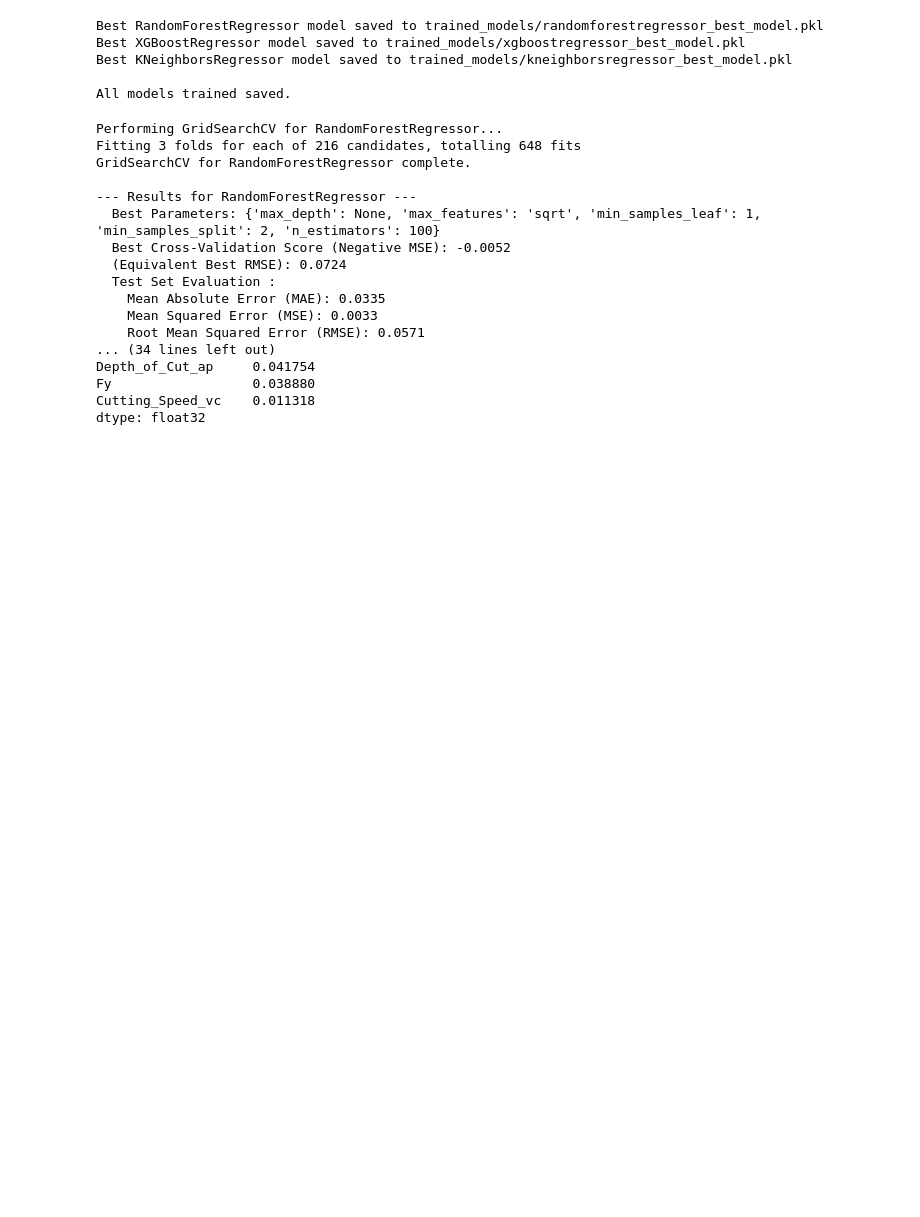
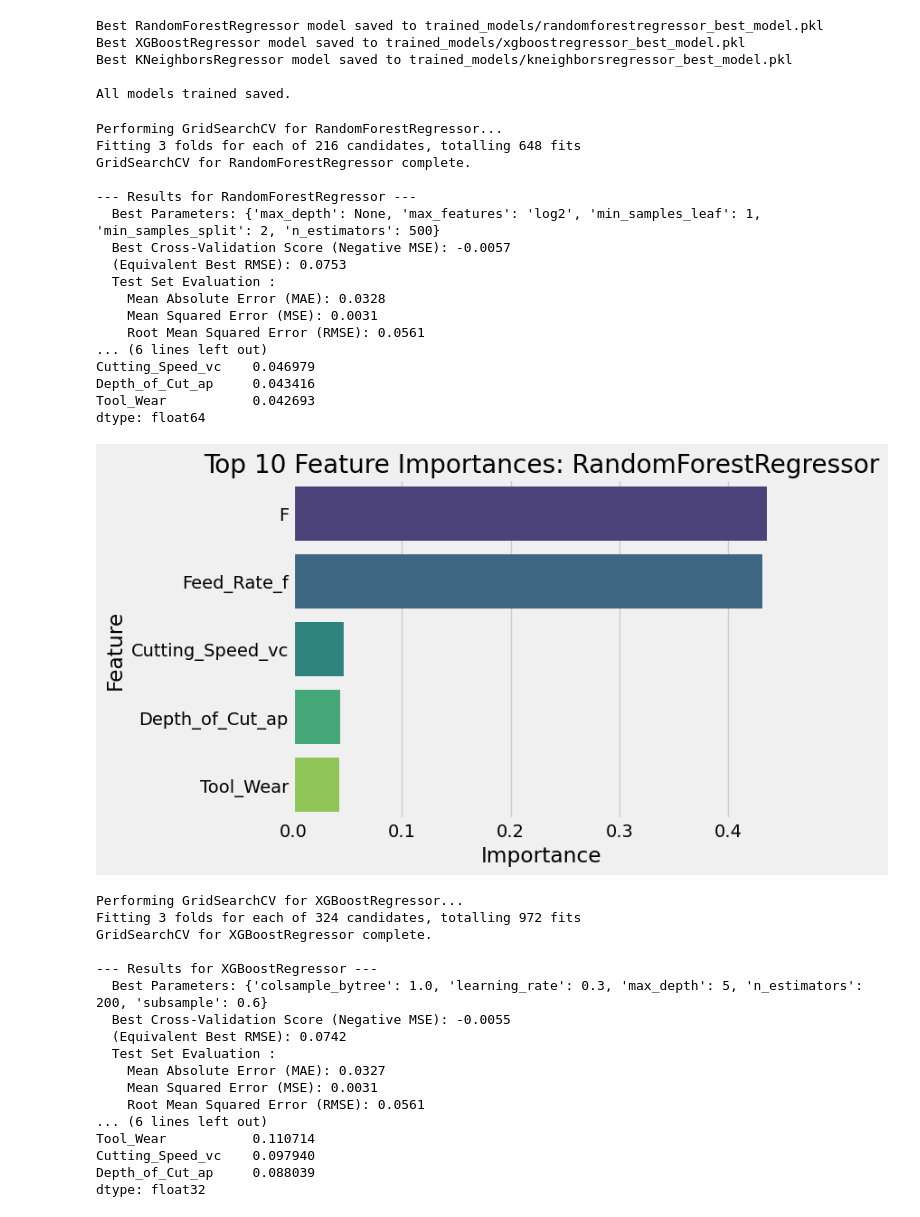
Before and after one commit to BraynerSantos/Surface_Roughness, a Jupyter notebook: Surface_Roughness.ipynb, the cells around one changed output. Saved outputs shown, nothing was run; the diff lists cells and outputs as text; code cells hidden in the pictures; blank space fills up the shorter version.

```diff
--- a/Surface_Roughness.ipynb
+++ b/Surface_Roughness.ipynb
@@ -324,6 +323,10 @@ merged_df.to_csv('cleaned_data.csv', index=False)
 **EDA Summary :**
 
 `Feed_Rate_f` is the most influential parameter to determine `Surface_Roughness_Ra` with `Cutting_Speed_vc` and `Depth_of_Cut_ap` minimal correlation.
+# %%
+merged_df = pd.read_csv("cleaned_data.csv")
+# %%
+merged_df = merged_df.drop(columns=['Fz','Fy','Fx'])
 # %%
 # Define the target variable
 target_column = 'Surface_Roughness_Ra'
@@ -680,11 +583,10 @@ for name, config in models_and_params.items():
     )
 
     print(f"Performing GridSearchCV for {name}...")
-    # Fit GridSearchCV on the ALREADY TRANSFORMED training data
     grid_search.fit(X_train, y_train)
     print(f"GridSearchCV for {name} complete.")
 
-    # Get the best estimator (the model with best hyperparameters)
+
     best_model = grid_search.best_estimator_
 
     print(f"\n--- Results for {name} ---")
@@ -692,52 +594,92 @@ for name, config in models_and_params.items():
     print(f"  Best Cross-Validation Score (Negative MSE): {grid_search.best_score_:.4f}")
     print(f"  (Equivalent Best RMSE): {np.sqrt(-grid_search.best_score_):.4f}")
 
-    # Evaluate the best model on the ALREADY TRANSFORMED test set
+    # Evaluate the best model on test set
     y_pred = best_model.predict(X_test)
 
     mae = mean_absolute_error(y_test, y_pred)
     mse = mean_squared_error(y_test, y_pred)
     rmse = np.sqrt(mse)
     mape = mean_absolute_percentage_error(y_test, y_pred)
     r2 = r2_score(y_test, y_pred)
 
     print(f"  Test Set Evaluation :")
     print(f"    Mean Absolute Error (MAE): {mae:.4f}")
     print(f"    Mean Squared Error (MSE): {mse:.4f}")
     print(f"    Root Mean Squared Error (RMSE): {rmse:.4f}")
     print(f"    Mean Absolute Percentage Error (MAPE): {mape:.4f}")
     print(f"    R-squared (R2): {r2:.4f}")
-
-    # --- Feature Importance (for RandomForestRegressor and XGBoostRegressor) ---
     if name in ['RandomForestRegressor', 'XGBoostRegressor']:
         try:
-            # Get feature importances from the trained regressor
+            # Get feature importances
             feature_importances = best_model.feature_importances_
 
-            # Create a pandas Series for easy viewing
             importances_df = pd.Series(feature_importances, index=feature_names)
             importances_df = importances_df.sort_values(ascending=False)
 
             print(f"\n--- Top 10 Feature Importances for {name} ---")
             print(importances_df.head(10))
 
+            # Plot top 10 feature importances
+            top_features = importances_df.head(10)
+            plt.figure(figsize=(8, 5))
+            sns.barplot(x=top_features.values, y=top_features.index, palette='viridis', hue=top_features.index)
+
+            plt.title(f"Top 10 Feature Importances: {name}")
+            plt.xlabel("Importance")
+            plt.ylabel("Feature")
+            plt.tight_layout()
+            plt.show()
+
         except Exception as e:
             print(f"\nCould not determine feature importances for {name}: {e}")
+    # --- Feature Importance  ---
+   # if name in ['RandomForestRegressor', 'XGBoostRegressor']:
+      #  try:
+            # Get feature importances
+         #   feature_importances = best_model.feature_importances_
+
+         #   importances_df = pd.Series(feature_importances, index=feature_names)
+        #    importances_df = importances_df.sort_values(ascending=False)
+
+         #   print(f"\n--- Top 10 Feature Importances for {name} ---")
+         #   print(importances_df.head(10))
+
+        #except Exception as e:
+          #  print(f"\nCould not determine feature importances for {name}: {e}")
 # %% [output]
 Performing GridSearchCV for RandomForestRegressor...
 Fitting 3 folds for each of 216 candidates, totalling 648 fits
 GridSearchCV for RandomForestRegressor complete.
 
 --- Results for RandomForestRegressor ---
-  Best Parameters: {'max_depth': None, 'max_features': 'sqrt', 'min_samples_leaf': 1, 'min_samples_split': 2, 'n_estimators': 100}
-  Best Cross-Validation Score (Negative MSE): -0.0052
-  (Equivalent Best RMSE): 0.0724
+  Best Parameters: {'max_depth': None, 'max_features': 'log2', 'min_samples_leaf': 1, 'min_samples_split': 2, 'n_estimators': 500}
+  Best Cross-Validation Score (Negative MSE): -0.0057
+  (Equivalent Best RMSE): 0.0753
   Test Set Evaluation :
-    Mean Absolute Error (MAE): 0.0335
-    Mean Squared Error (MSE): 0.0033
-    Root Mean Squared Error (RMSE): 0.0571
-... (34 lines left out)
-Depth_of_Cut_ap     0.041754
-Fy                  0.038880
-Cutting_Speed_vc    0.011318
-dtype: float32
+    Mean Absolute Error (MAE): 0.0328
+    Mean Squared Error (MSE): 0.0031
+    Root Mean Squared Error (RMSE): 0.0561
+... (6 lines left out)
+Cutting_Speed_vc    0.046979
+Depth_of_Cut_ap     0.043416
+Tool_Wear           0.042693
+dtype: float64
+[figure, added]
+Performing GridSearchCV for XGBoostRegressor...
+Fitting 3 folds for each of 324 candidates, totalling 972 fits
+GridSearchCV for XGBoostRegressor complete.
+
+--- Results for XGBoostRegressor ---
+  Best Parameters: {'colsample_bytree': 1.0, 'learning_rate': 0.3, 'max_depth': 5, 'n_estimators': 200, 'subsample': 0.6}
+  Best Cross-Validation Score (Negative MSE): -0.0055
+  (Equivalent Best RMSE): 0.0742
+  Test Set Evaluation :
+    Mean Absolute Error (MAE): 0.0327
+    Mean Squared Error (MSE): 0.0031
+    Root Mean Squared Error (RMSE): 0.0561
+... (6 lines left out)
+Tool_Wear           0.110714
+Cutting_Speed_vc    0.097940
+Depth_of_Cut_ap     0.088039
+dtype: float32
```
Also changed, not shown: parts of 14 cells of this notebook, 3 other files.
